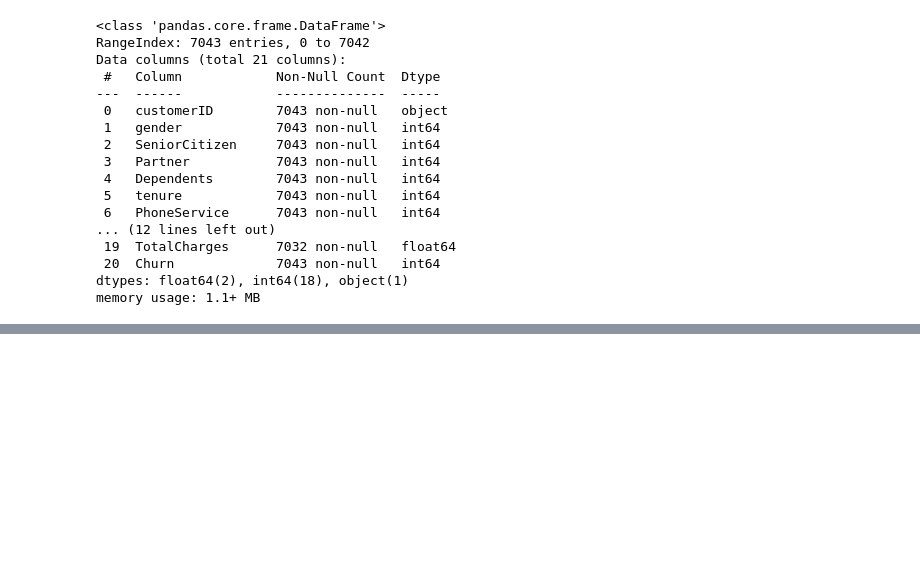
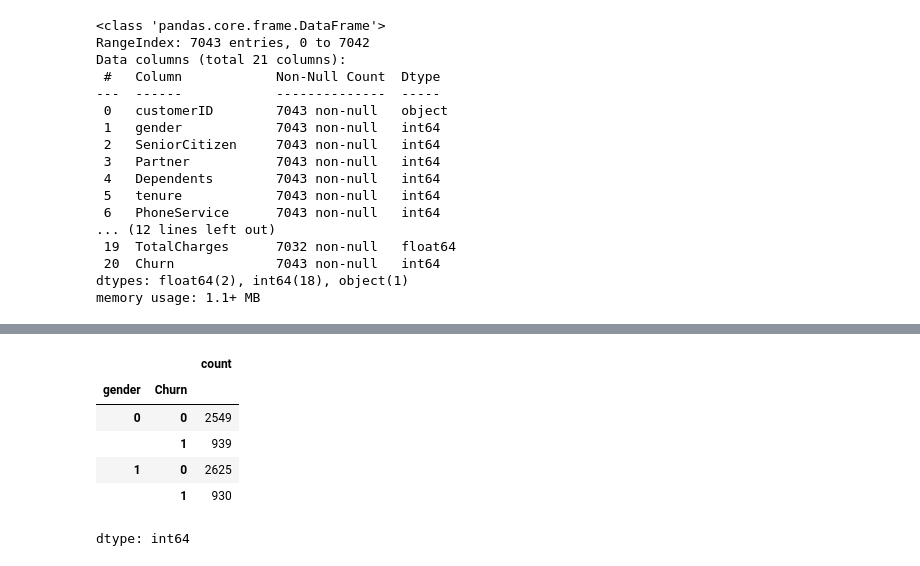
Before and after one commit to Andriamahay11master/ChurnSense, a Jupyter notebook: notebooks/Customer_churn_IBM_data_analysis.ipynb, the cells around one changed output, grey strips where cells are left out. Saved outputs shown, nothing was run; the diff lists cells and outputs as text; code cells hidden in the pictures; blank space fills up the shorter version.

```diff
--- a/notebooks/Customer_churn_IBM_data_analysis.ipynb
+++ b/notebooks/Customer_churn_IBM_data_analysis.ipynb
@@ -150,0 +164,11 @@ memory usage: 1.1+ MB
+# %%
+#repartition churn by gender
+data.groupby('gender')['Churn'].value_counts()
+# %% [output]
+|  |  | count |
+| gender | Churn |  |
+| 0 | 0 | 2549 |
+|  | 1 | 939 |
+| 1 | 0 | 2625 |
+|  | 1 | 930 |
+dtype: int64
```
Also changed, not shown: parts of 3 cells of this notebook.
